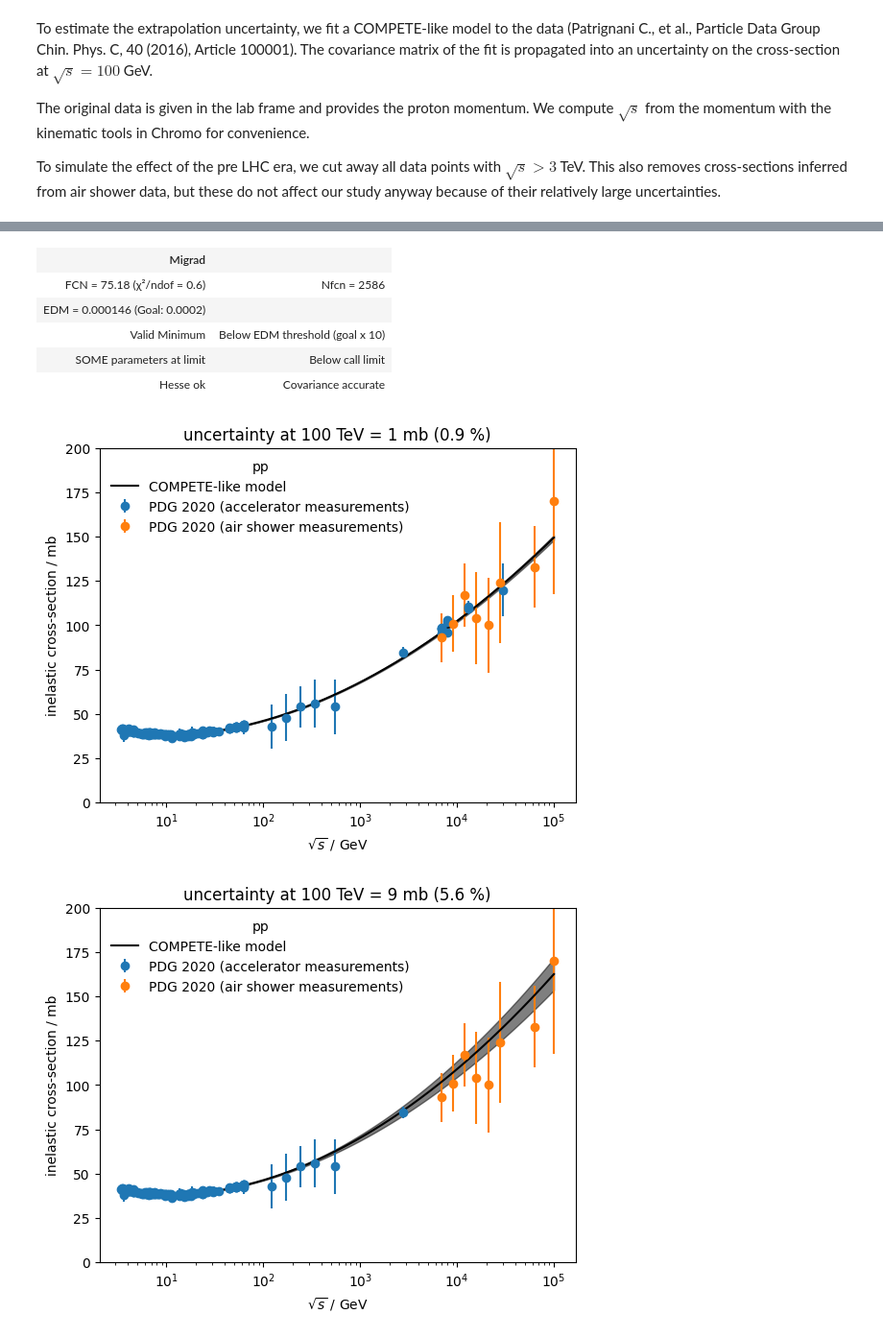
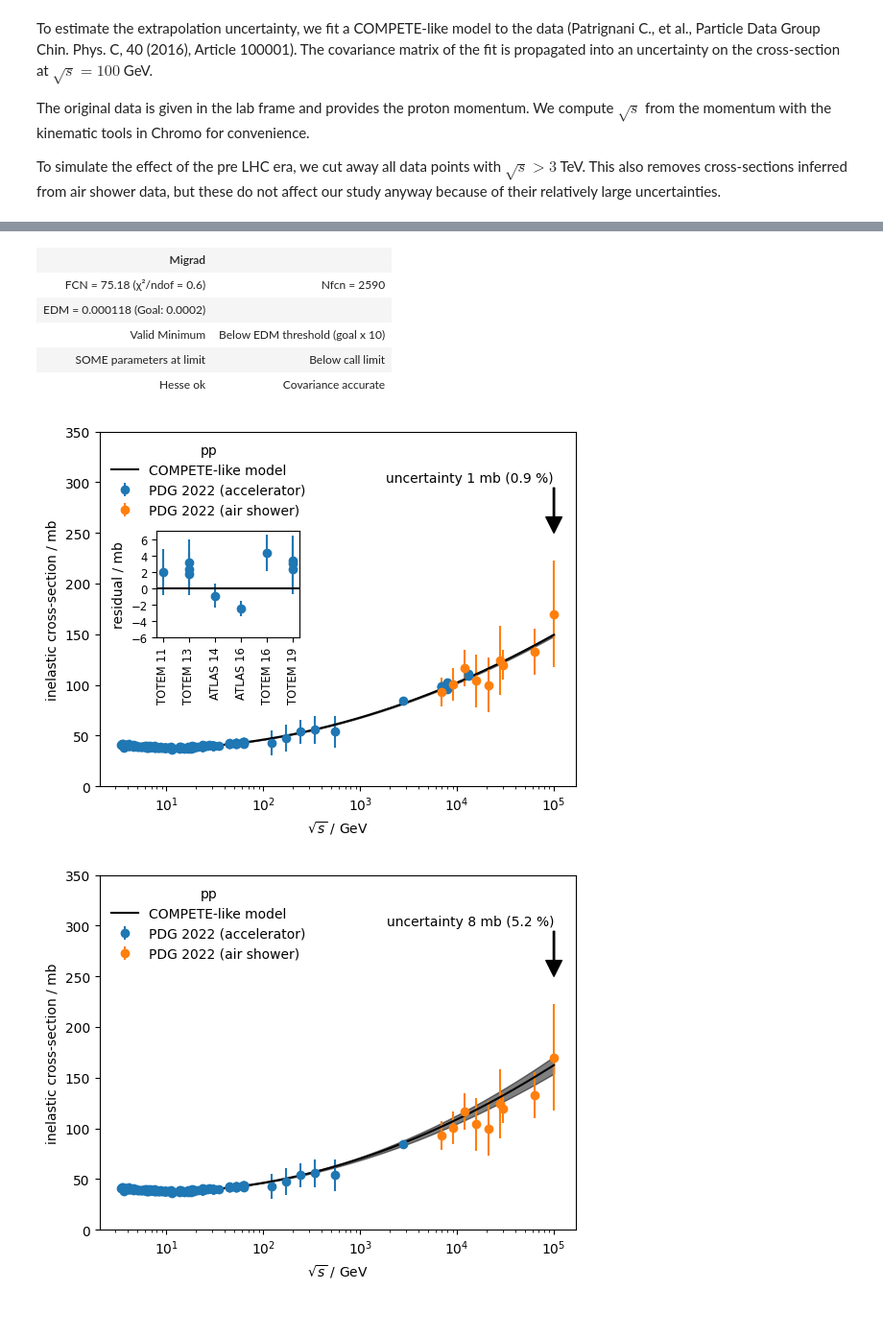
Before and after one commit to HDembinski/HDembinski.github.io, a Jupyter notebook: posts/cross_section_extrapolation_error.ipynb, the cells around one changed output, grey strips where cells are left out. Shown at 96% size. Cells and saved outputs as stored; diff of their text form; code cells hidden in the pictures.

```diff
--- a/posts/cross_section_extrapolation_error.ipynb
+++ b/posts/cross_section_extrapolation_error.ipynb
@@ -30,9 +30,10 @@ def read(url):
         yi = float(items[4])
         yei = (0.5 * sum(float(i) ** 2 for i in items[5:9])) ** 0.5
         si = " ".join(items[9:11])
+        if yei == 0.0:  # skip entries without uncertainties
+            continue
         xy.append((xi, yi, yei, si))
     xy.sort(key=lambda p: p[0])
     return np.array(xy, dtype=np.dtype([("plab", "float"), ("sig", "float"), ("sige", "float"), ("source", "U32")]))
 
-p_p = read("https://pdg.lbl.gov/2020/hadronic-xsections/rpp2020-pp_total.dat")
-p_p["source"]
+data = read("https://pdg.lbl.gov/2022/hadronic-xsections/rpp2022-pp_total.dat")
@@ -57,9 +40,9 @@ array(['BARASHENKOV 61', 'BARASHENKOV 61', 'BARASHENKOV 61',
 # %%
 # put air shower measurements into separate array
-air_shower_measurements = ("HONDA 93", "ABREU 12", "ABBASI 15")
-mask = np.all([p_p["source"] != source for source in air_shower_measurements], axis=0)
-p_p_accelerator = p_p[mask]
-p_p_air_shower = p_p[~mask]
+air_shower_measurements = ("HONDA 93", "ABREU 12", "ABBASI 15", "BALTRUSAITIS 84")
+mask = np.all([data["source"] != source for source in air_shower_measurements], axis=0)
+accelerator = data[mask]
+air_shower = data[~mask]
 # %% [markdown]
 To estimate the extrapolation uncertainty, we fit a COMPETE-like model to the data (Patrignani C., et al., Particle Data Group
 Chin. Phys. C, 40 (2016), Article 100001). The covariance matrix of the fit is propagated into an uncertainty on the cross-section at $\sqrt{s} = 100$ GeV.
@@ -78,17 +61,20 @@ def compete(sqrts, h, m, pab, rab1, rab2, eta1, eta2):
 sqrts = []
 sig = []
 sige = []
+src = []
 
-for plab, s, se, source in p_p_accelerator:
+for plab, s, se, source in accelerator:
     if plab < 5:
         continue
     sqrts.append(FixedTarget(Momentum(plab * GeV), "p", "p").ecm)
     sig.append(s)
     sige.append(se)
+    src.append(source)
 
 sqrts = np.array(sqrts)
 sig = np.array(sig)
 sige = np.array(sige)
+src = np.array(src)
 
 cost = LeastSquares(sqrts, sig, sige, compete)
 m = Minuit(cost, h=0.27, m=2.1, pab=34, rab1=13, rab2=7.4, eta1=0.451, eta2=0.549)
@@ -107,14 +93,14 @@ for emax in (1e6, 3e3):
         sig[cost.mask],
         sige[cost.mask],
         fmt="o",
-        label="PDG 2020 (accelerator measurements)",
+        label="PDG 2022 (accelerator)",
     )
     plt.errorbar(
-        [FixedTarget(Momentum(plab * GeV), "p", "p").ecm for plab in p_p_air_shower["plab"]],
-        p_p_air_shower["sig"],
-        p_p_air_shower["sige"],
+        [FixedTarget(Momentum(plab * GeV), "p", "p").ecm for plab in air_shower["plab"]],
+        air_shower["sig"],
+        air_shower["sige"],
         fmt="o",
-        label="PDG 2020 (air shower measurements)",
+        label="PDG 2022 (air shower)",
     )
     msqrts = np.geomspace(10, 1e5, 1000)
     msig, cov_msig = propagate(lambda v: compete(msqrts, *v), val, cov)
@@ -124,12 +110,36 @@ for emax in (1e6, 3e3):
     plt.semilogx()
     plt.xlabel(r"$\sqrt{s}$ / GeV")
     plt.ylabel("inelastic cross-section / mb")
-    plt.title(
-        rf"uncertainty at 100 TeV = {msige[-1]:.0f} "
-        rf"mb ({msige[-1]/msig[-1] * 100:.1f} %)"
+    plt.legend(frameon=False, title="pp", loc="upper left")
+    plt.ylim(0, 350)
+    plt.annotate(
+        f"uncertainty {msige[-1]:.0f} mb ({msige[-1]/msig[-1] * 100:.1f} %)",
+        (1e5, 250), xytext=(1e5, 300),
+        arrowprops={"facecolor": "k", "width": 1},
+        ha="right"
     )
-    plt.legend(frameon=False, title="pp", loc="upper left")
-    plt.ylim(0, 200)
+
+    if emax == 1e6:
+        inax = plt.gca().inset_axes((0.12, 0.42, 0.3, 0.3))
+        mask = 1e3 < sqrts
+        sqrts_inset = sqrts[mask]
+        src_inset = src[mask]
+        x_inset = sqrts[mask]
+        res_inset = sig[mask] - compete(sqrts_inset, *val)
+        rese_inset = sige[mask]
+        # sort all arrays according to publication year
+        pub_year = [int(x.split()[1]) for x in src_inset]
+        ind = np.argsort(pub_year)
+        for x in (src_inset, sqrts_inset, x_inset, res_inset, rese_inset):
+            x[:] = x[ind]
+        inax.errorbar(src_inset, res_inset, rese_inset, fmt="o")
+        inax.axhline(0, color="k")
+        # inax.set_ylim(-5, 5)
+        inax.set_ylabel("residual / mb")
+        inax.set_yticks(np.linspace(-6, 6, 7))
+        inax.tick_params("x", rotation=90)
+        inax.tick_params(labelsize="small")
+
     plt.savefig(f"cross_section_extrapolation_uncertainty_{np.log10(emax):.0f}.pdf")
 # %% [output]
 | Migrad |  |
@@ -138,11 +148,11 @@ for emax in (1e6, 3e3):
 | Valid Minimum | Below EDM threshold (goal x 10) |
 | SOME parameters at limit | Below call limit |
 | Hesse ok | Covariance accurate |
 | Migrad |  |
-| FCN = 75.18 (χ²/ndof = 0.6) | Nfcn = 2586 |
-| EDM = 0.000146 (Goal: 0.0002) |  |
+| FCN = 75.18 (χ²/ndof = 0.6) | Nfcn = 2590 |
+| EDM = 0.000118 (Goal: 0.0002) |  |
 | Valid Minimum | Below EDM threshold (goal x 10) |
 | SOME parameters at limit | Below call limit |
 | Hesse ok | Covariance accurate |
-[figure, old version]
+[figure, new version]
-[figure, old version]
+[figure, new version]
```
Also changed, not shown: parts of 2 cells of this notebook.
